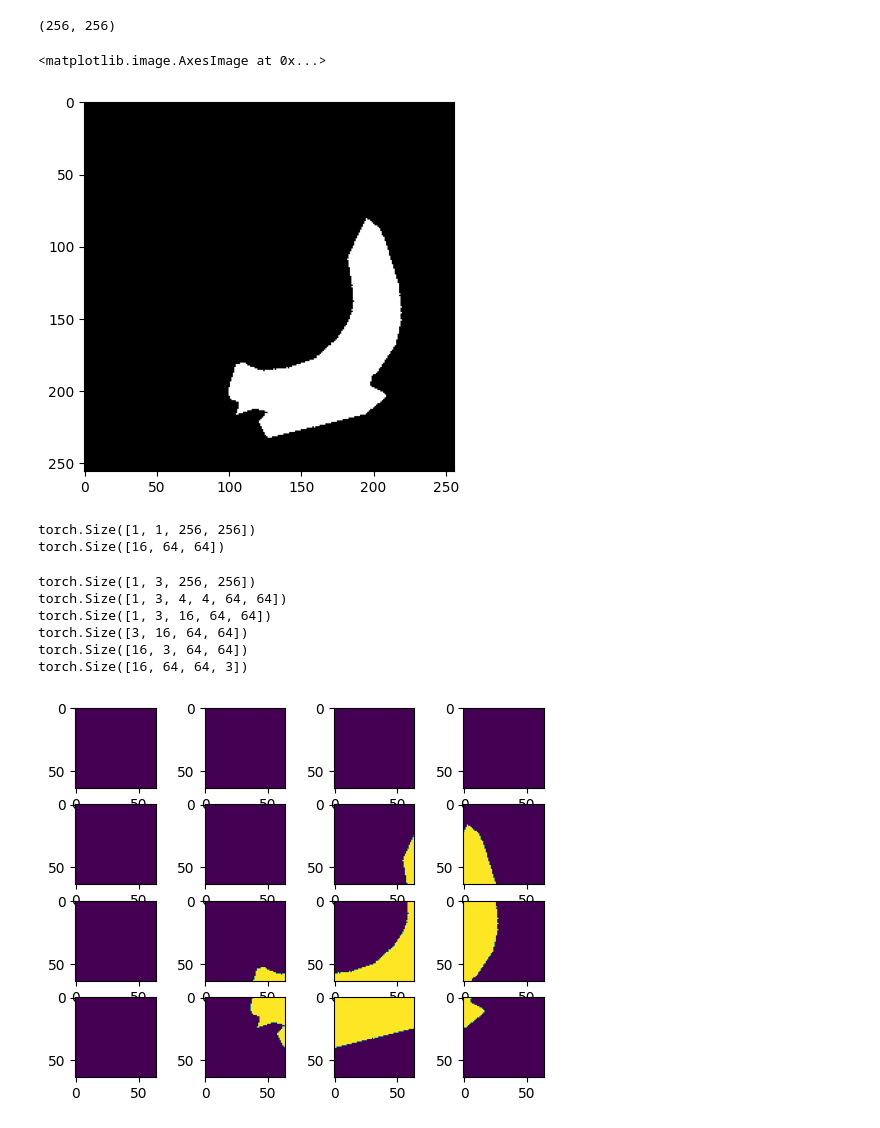
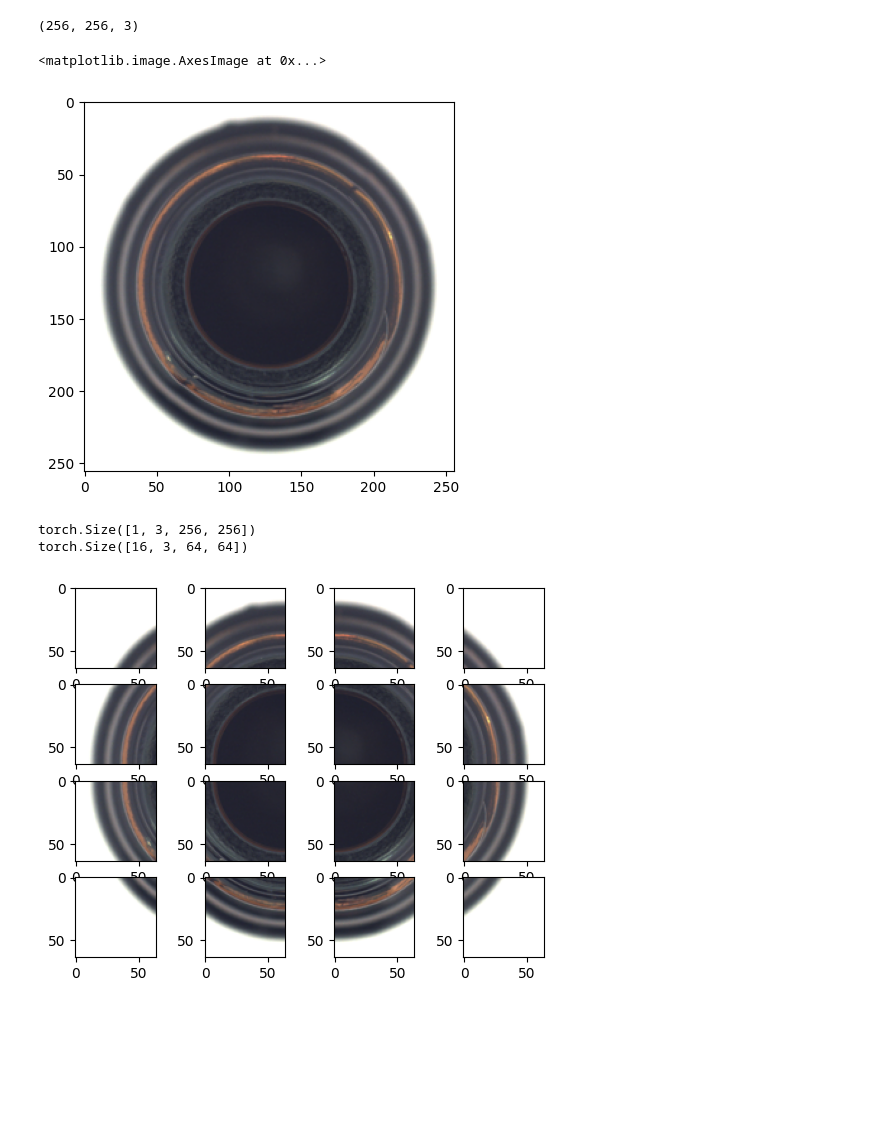
Before and after one commit to gabry1998/Self-Supervised-Anomaly-Detection, a Jupyter notebook: notebooks/patch_extraction.ipynb, the cells around one changed output. Saved outputs shown, nothing was run; the diff lists cells and outputs as text; code cells hidden in the pictures; blank space fills up the shorter version.

```diff
--- a/notebooks/patch_extraction.ipynb
+++ b/notebooks/patch_extraction.ipynb
@@ -1,30 +1,26 @@
 # %%
 from sklearn.feature_extraction import image
 from sklearn.feature_extraction.image import reconstruct_from_patches_2d
-from PIL import Image
+from PIL import Image, ImageOps
+from torchvision import transforms
 import matplotlib.pyplot as plt
 import numpy as np
 import torch
+import random
 from torchvision.transforms import ToTensor
 
 
-x = Image.open('../dataset/bottle/ground_truth/broken_large/000_mask.png').resize((256,256)).convert('1')
+x = Image.open('../dataset/bottle/train/good/000.png').resize((256,256)).convert('RGB')
 print(np.array(x).shape)
 plt.imshow(x)
 # %% [output]
-(256, 256)
+(256, 256, 3)
 <matplotlib.image.AxesImage at 0x...>
-[figure, old version]
+[figure, new version]
 # %%
 # input image shape must be (1, 3, imsize, imsize)
 # output will be (n_patches, 3, dim_patch, dim_patch)
 from torch import Tensor
-def extract_mask_patches(image:Tensor, dim=64, stride=32):
-    patches = image.unfold(2, dim, stride).unfold(3, dim, stride)
-    patches = patches.reshape(1, 1, -1, dim, dim)
-    patches = patches.squeeze()
-    #patches = torch.permute(patches, (1,0,2,3))
-    return patches
 
 def extract_patches(image:Tensor, dim=64, stride=32):
     patches = image.unfold(2, dim, stride).unfold(3, dim, stride)
@@ -36,43 +32,19 @@ def extract_patches(image:Tensor, dim=64, stride=32):
 img = ToTensor()(x)
 img = img.unsqueeze(0)
 print(img.shape)
-p = extract_mask_patches(img, 64, 64)
+p = extract_patches(img, 64, 64)
 #p = torch.permute(p, (0, 2,3,1))
 print(p.shape)
 # %% [output]
-torch.Size([1, 1, 256, 256])
-torch.Size([16, 64, 64])
+torch.Size([1, 3, 256, 256])
+torch.Size([16, 3, 64, 64])
-# %%
-stride = 64
-dim = 64
-
-# patches = image.extract_patches_2d(np.array(x), (64, 64), max_patches=8)
-img = ToTensor()(x)
-img = img.unsqueeze(0)
-print(img.shape)
-patches = img.unfold(2, dim, stride).unfold(3, dim, stride)
-print(patches.shape)
-patches = patches.reshape(1, 3, -1, dim, dim)
-print(patches.shape)
-patches = patches.squeeze()
-print(patches.shape)
-patches = torch.permute(patches, (1,0,2,3))
-print(patches.shape)
-patches = torch.permute(patches, (0, 3,2,1))
-print(patches.shape)
-# %% [output]
-torch.Size([1, 3, 256, 256])
-torch.Size([1, 3, 4, 4, 64, 64])
-torch.Size([1, 3, 16, 64, 64])
-torch.Size([3, 16, 64, 64])
-torch.Size([16, 3, 64, 64])
-torch.Size([16, 64, 64, 3])
 # %%
+pp = torch.permute(p, (0, 2,3,1))
 fig, ax = plt.subplots(4,4)
 k = 0
 for i in range(4):
     for j in range(4):
-        ax[i][j].imshow(np.array(p[k]))
+        ax[i][j].imshow(np.array(pp[k]))
         k += 1
 # %% [output]
-[figure, old version]
+[figure, new version]
```
Also changed, not shown: parts of 6 cells of this notebook, 13 other files.
